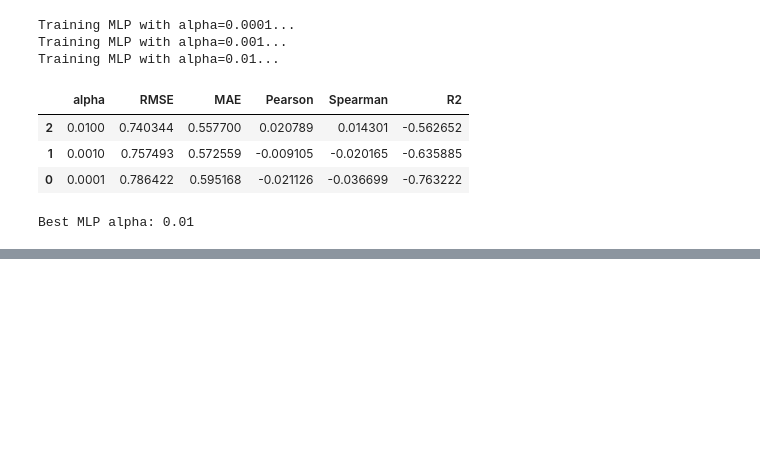
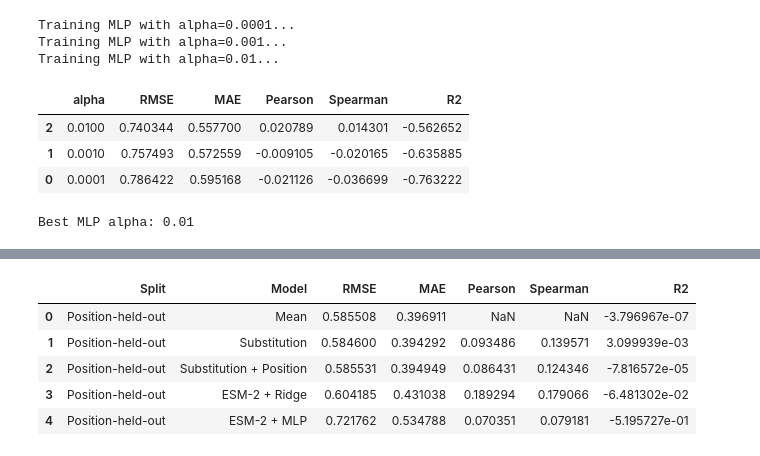
Before and after one commit to subhash-kurmana/Mandrake-Bio, a Jupyter notebook: notebooks/03_esm2_activity_prediction.ipynb, the cells around one changed output, grey strips where cells are left out. Saved outputs shown, nothing was run; the diff lists cells and outputs as text; code cells hidden in the pictures; blank space fills up the shorter version.

```diff
--- a/notebooks/03_esm2_activity_prediction.ipynb
+++ b/notebooks/03_esm2_activity_prediction.ipynb
@@ -936,0 +1016,19 @@ Best MLP alpha: 0.01
+# %%
+# Evaluate the final MLP only after all model choices are fixed.
+
+final_esm_mlp_test_pred = final_esm_mlp.predict(
+    X_test_pos
+)
+
+final_esm_mlp_metrics = regression_metrics(
+    y_test_pos,
+    final_esm_mlp_test_pred
+)
+
+print("Final ESM-MLP — Position-held-out Test")
+
+for key, value in final_esm_mlp_metrics.items():
+    if np.isnan(value):
+        print(f"{key}: NaN")
+    else:
+        print(f"{key}: {value:.4f}")
@@ -936,0 +1042,57 @@ Best MLP alpha: 0.01
+# %%
+# Combine the final ESM results with the already-computed baseline results.
+# This gives one table for the primary position-held-out evaluation.
+
+baseline_results_path = (
+    RESULTS_DIR / "baseline_results.csv"
+)
+
+baseline_results = pd.read_csv(
+    baseline_results_path
+)
+
+primary_baselines = baseline_results[
+    baseline_results["Split"] == "Position-held-out"
+].copy()
+
+primary_baselines = primary_baselines[
+    [
+        "Split",
+        "Model",
+        "RMSE",
+        "MAE",
+        "Pearson",
+        "Spearman",
+        "R2"
+    ]
+]
+
+esm_test_results = pd.DataFrame([
+    {
+        "Split": "Position-held-out",
+        "Model": "ESM-2 + Ridge",
+        **final_esm_ridge_metrics
+    },
+    {
+        "Split": "Position-held-out",
+        "Model": "ESM-2 + MLP",
+        **final_esm_mlp_metrics
+    }
+])
+
+primary_comparison = pd.concat(
+    [
+        primary_baselines,
+        esm_test_results
+    ],
+    ignore_index=True
+)
+
+display(primary_comparison)
+# %% [output]
+|  | Split | Model | RMSE | MAE | Pearson | Spearman | R2 |
+| 0 | Position-held-out | Mean | 0.585508 | 0.396911 | NaN | NaN | -3.796967e-07 |
+| 1 | Position-held-out | Substitution | 0.584600 | 0.394292 | 0.093486 | 0.139571 | 3.099939e-03 |
+| 2 | Position-held-out | Substitution + Position | 0.585531 | 0.394949 | 0.086431 | 0.124346 | -7.816572e-05 |
+| 3 | Position-held-out | ESM-2 + Ridge | 0.604185 | 0.431038 | 0.189294 | 0.179066 | -6.481302e-02 |
+| 4 | Position-held-out | ESM-2 + MLP | 0.721762 | 0.534788 | 0.070351 | 0.079181 | -5.195727e-01 |
```
Also changed, not shown: parts of 7 cells of this notebook, 2 other files.
